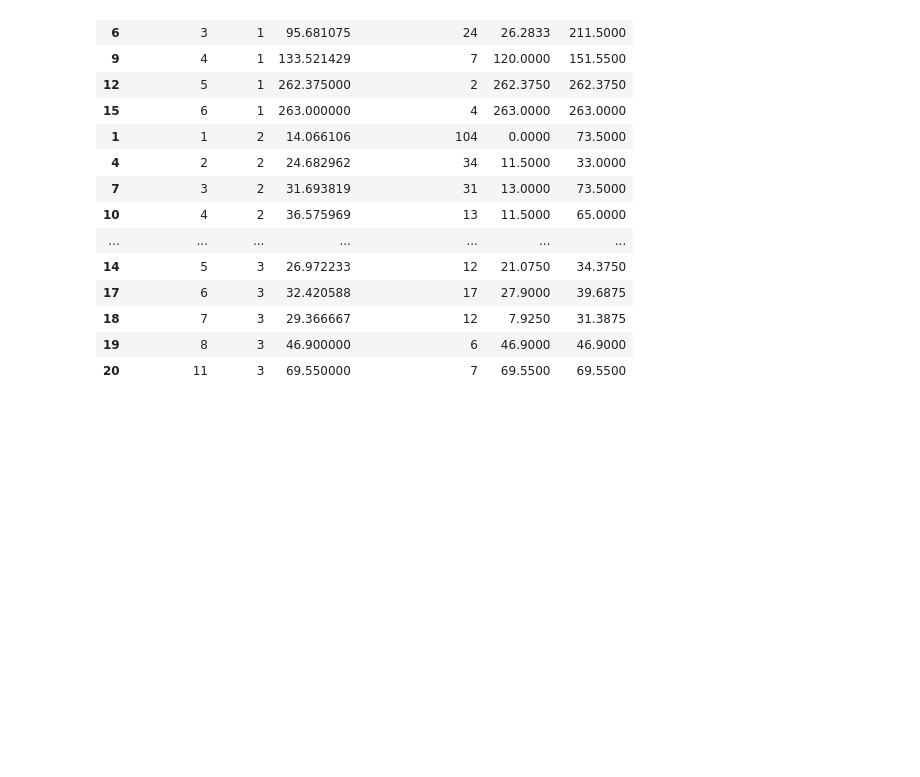
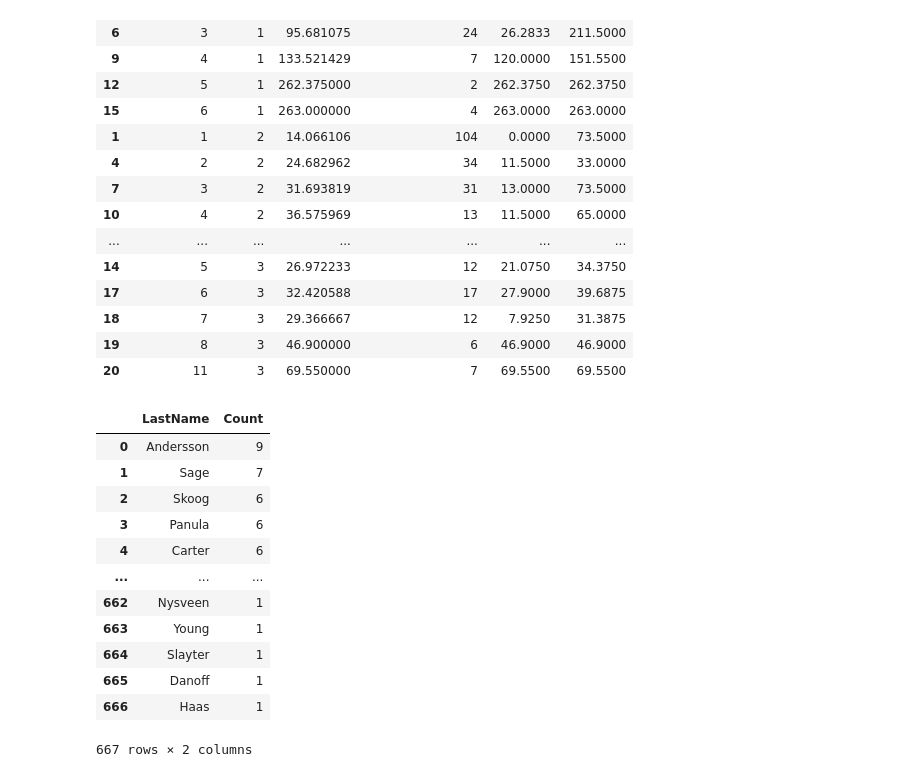
Before and after one commit to BrianJBlandino/week-5, a Jupyter notebook: Exercise_Work.ipynb, the cells around one changed output. Cells and saved outputs as stored; diff of their text form; code cells hidden in the pictures; blank space fills up the shorter version.

Commit message:
testing 2nd function

```diff
--- a/Exercise_Work.ipynb
+++ b/Exercise_Work.ipynb
@@ -143,3 +143,41 @@ family_groups()
 | 18 | 7 | 3 | 29.366667 | 12 | 7.9250 | 31.3875 |
 | 19 | 8 | 3 | 46.900000 | 6 | 46.9000 | 46.9000 |
 | 20 | 11 | 3 | 69.550000 | 7 | 69.5500 | 69.5500 |
+# %%
+def last_names():
+    """Creating a function to extract and analyze last names
+    from the passenger names in the Titanic dataset."""
+
+    # Loading and copying the dataset
+    url = 'https://raw.githubusercontent.com/leontoddjohnson/datasets/main/data/titanic.csv'
+    df = pd.read_csv(url)
+    df1 = df.copy()
+
+    # Extract last names from the 'Name' column
+    df1['LastName'] = df1['Name'].apply(lambda x: x.split(',')[0].strip())
+
+    # Group by last name to count occurrences
+    last_name_counts = df1['LastName'].value_counts().reset_index()
+    last_name_counts.columns = ['LastName', 'Count']
+
+    # Filter last names that appear more than once
+    # common_last_names = last_name_counts[last_name_counts['Count'] > 1]
+
+    # Display the results
+    return last_name_counts
+# %%
+last_names()
+# %% [output]
+|  | LastName | Count |
+| 0 | Andersson | 9 |
+| 1 | Sage | 7 |
+| 2 | Skoog | 6 |
+| 3 | Panula | 6 |
+| 4 | Carter | 6 |
+| ... | ... | ... |
+| 662 | Nysveen | 1 |
+| 663 | Young | 1 |
+| 664 | Slayter | 1 |
+| 665 | Danoff | 1 |
+| 666 | Haas | 1 |
+667 rows × 2 columns
```
